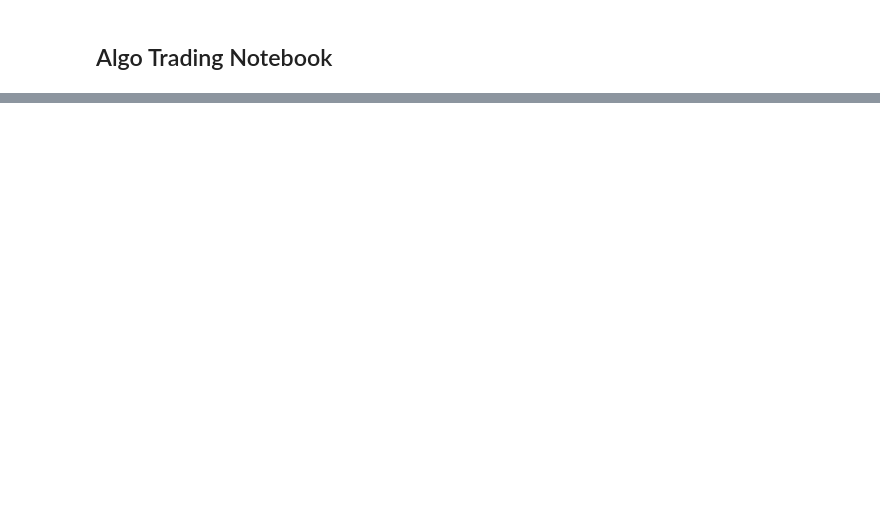
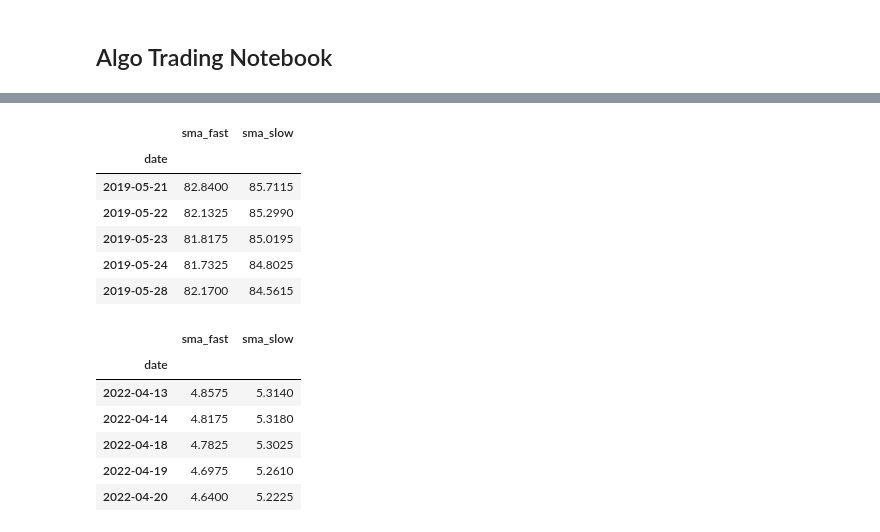
Before and after one commit to themichaelfoley/MKJ_FinTech_Project_2, a Jupyter notebook: algo_trading.ipynb, the cells around one changed output, grey strips where cells are left out. Saved outputs shown, nothing was run; the diff lists cells and outputs as text; code cells hidden in the pictures; blank space fills up the shorter version.

```diff
--- a/algo_trading.ipynb
+++ b/algo_trading.ipynb
@@ -85,0 +134,39 @@ API data file exists
+# %%
+#Create Feature Set and Window Sizes
+# Define a window size of 4
+short_window = 4
+
+# Create an SMA that uses short_window, and assign it to a new column named “sma_fast”
+df_stock_data["sma_fast"] = df_stock_data["close"].rolling(window=short_window).mean()
+
+
+# Define a window size of 20
+long_window = 20
+
+# Create an SMA that uses long_window, and assign it to a new columns named “sma_slow”
+df_stock_data["sma_slow"] = df_stock_data["close"].rolling(window=long_window).mean()
+# %%
+# Drop the NaNs using dropna()
+df_stock_data = df_stock_data.dropna()
+# %%
+# Assign a copy of the `sma_fast` and `sma_slow` columns to a new DataFrame called `X`
+X = df_stock_data[["sma_fast", "sma_slow"]].shift().dropna().copy()
+
+# Display sample data
+display(X.head())
+display(X.tail())
+# %% [output]
+|  | sma_fast | sma_slow |
+| date |  |  |
+| 2019-05-21 | 82.8400 | 85.7115 |
+| 2019-05-22 | 82.1325 | 85.2990 |
+| 2019-05-23 | 81.8175 | 85.0195 |
+| 2019-05-24 | 81.7325 | 84.8025 |
+| 2019-05-28 | 82.1700 | 84.5615 |
+|  | sma_fast | sma_slow |
+| date |  |  |
+| 2022-04-13 | 4.8575 | 5.3140 |
+| 2022-04-14 | 4.8175 | 5.3180 |
+| 2022-04-18 | 4.7825 | 5.3025 |
+| 2022-04-19 | 4.6975 | 5.2610 |
+| 2022-04-20 | 4.6400 | 5.2225 |
```
Also changed, not shown: parts of 18 cells of this notebook, 4 other files.
